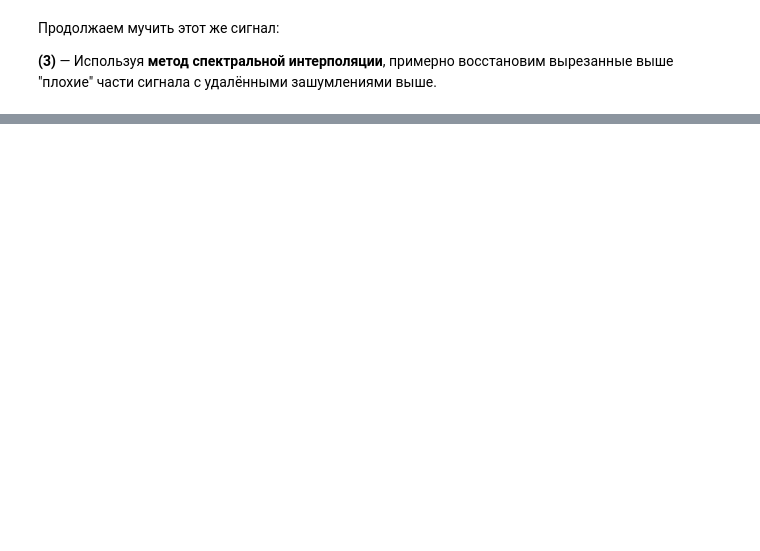
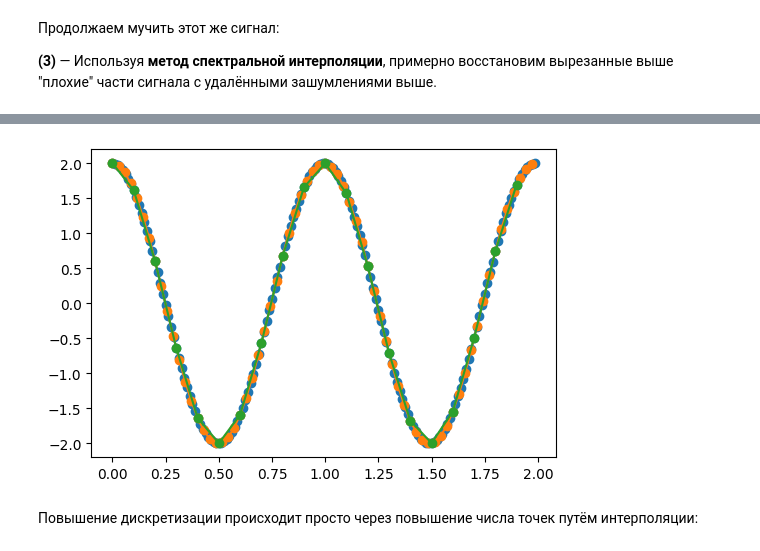
Before and after one commit to bakafox/digsigproc, a Jupyter notebook: Lab7/outliers.ipynb, the cells around one changed output, grey strips where cells are left out. Cells and saved outputs as stored; diff of their text form; code cells hidden in the pictures; blank space fills up the shorter version.

```diff
--- a/Lab7/outliers.ipynb
+++ b/Lab7/outliers.ipynb
@@ -194,0 +200,24 @@ plt.show()
+# %%
+def cosinus(t, k, A):
+    return np.cos(t*k) * A
+# %%
+cosinus10_time = np.arange(0, 2, (1/10))
+cosinus35_time = np.arange(0, 2, (1/35))
+cosinus80_time = np.arange(0, 2, (1/80))
+
+cosinus10_values = [cosinus(t, 6.32, 2) for t in cosinus10_time]
+cosinus35_values = [cosinus(t, 6.32, 2) for t in cosinus35_time]
+cosinus80_values = [cosinus(t, 6.32, 2) for t in cosinus80_time]
+
+
+plt.figure(figsize=(6, 4))
+
+plt.plot(cosinus80_time, cosinus80_values, marker='o')
+plt.plot(cosinus35_time, cosinus35_values, marker='o')
+plt.plot(cosinus10_time, cosinus10_values, marker='o')
+
+plt.show()
+# %% [output]
+[figure, added]
+# %% [markdown]
+Повышение дискретизации происходит просто через повышение числа точек путём интерполяции:
```
Also changed, not shown: parts of 20 cells of this notebook, 1 other file.
